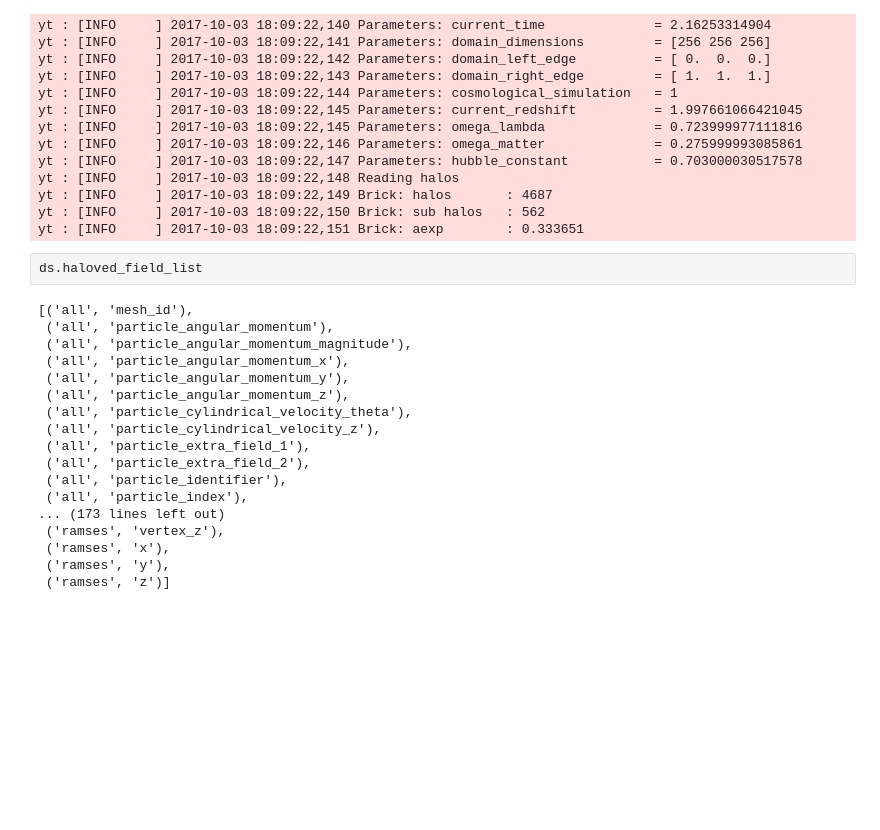
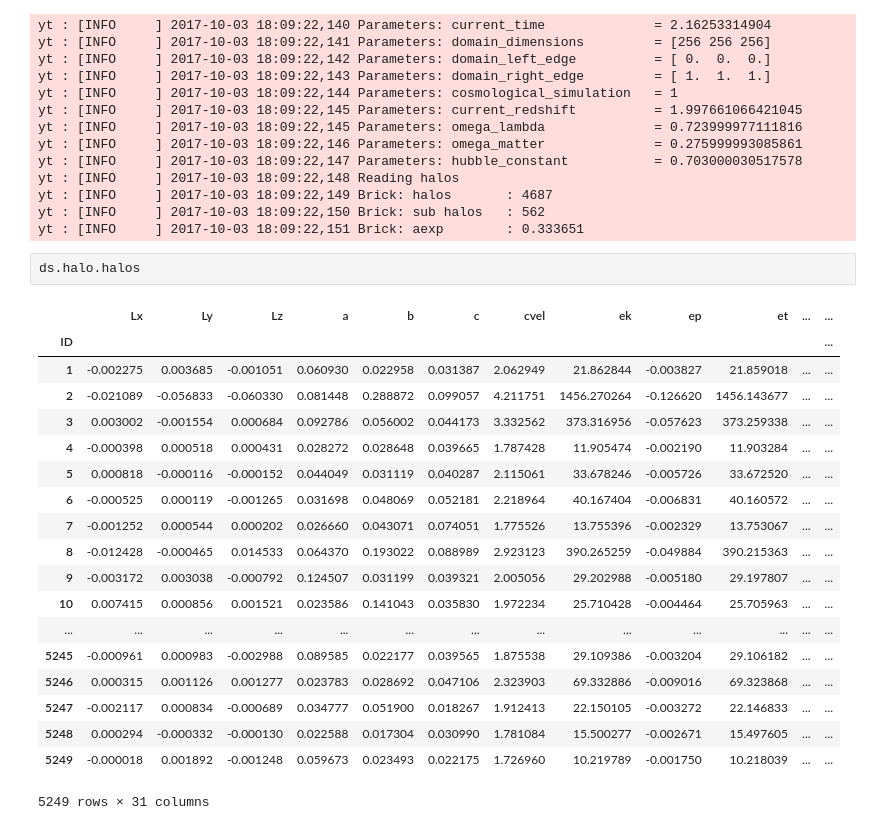
Before and after one commit to cphyc/yt_halofinder, a Jupyter notebook: Example.ipynb, the cells around one changed output. Drawn from its saved outputs; the diff is of its cells as text; blank space fills up the shorter version.

```diff
--- a/Example.ipynb
+++ b/Example.ipynb
@@ -282,23 +282,25 @@ yt : [INFO     ] 2017-10-03 18:09:22,148 Reading halos
 yt : [INFO     ] 2017-10-03 18:09:22,149 Brick: halos       : 4687
 yt : [INFO     ] 2017-10-03 18:09:22,150 Brick: sub halos   : 562
 yt : [INFO     ] 2017-10-03 18:09:22,151 Brick: aexp        : 0.333651
-# %%
-ds.haloved_field_list
-# %% [output]
-[('all', 'mesh_id'),
- ('all', 'particle_angular_momentum'),
- ('all', 'particle_angular_momentum_magnitude'),
- ('all', 'particle_angular_momentum_x'),
- ('all', 'particle_angular_momentum_y'),
- ('all', 'particle_angular_momentum_z'),
- ('all', 'particle_cylindrical_velocity_theta'),
- ('all', 'particle_cylindrical_velocity_z'),
- ('all', 'particle_extra_field_1'),
- ('all', 'particle_extra_field_2'),
- ('all', 'particle_identifier'),
- ('all', 'particle_index'),
-... (173 lines left out)
- ('ramses', 'vertex_z'),
- ('ramses', 'x'),
- ('ramses', 'y'),
- ('ramses', 'z')]
+# %%
+ds.halo.halos
+# %% [output]
+|  | Lx | Ly | Lz | a | b | c | cvel | ek | ep | et | ... | ... |
+| ID |  |  |  |  |  |  |  |  |  |  |  | ... |
+| 1 | -0.002275 | 0.003685 | -0.001051 | 0.060930 | 0.022958 | 0.031387 | 2.062949 | 21.862844 | -0.003827 | 21.859018 | ... | ... |
+| 2 | -0.021089 | -0.056833 | -0.060330 | 0.081448 | 0.288872 | 0.099057 | 4.211751 | 1456.270264 | -0.126620 | 1456.143677 | ... | ... |
+| 3 | 0.003002 | -0.001554 | 0.000684 | 0.092786 | 0.056002 | 0.044173 | 3.332562 | 373.316956 | -0.057623 | 373.259338 | ... | ... |
+| 4 | -0.000398 | 0.000518 | 0.000431 | 0.028272 | 0.028648 | 0.039665 | 1.787428 | 11.905474 | -0.002190 | 11.903284 | ... | ... |
+| 5 | 0.000818 | -0.000116 | -0.000152 | 0.044049 | 0.031119 | 0.040287 | 2.115061 | 33.678246 | -0.005726 | 33.672520 | ... | ... |
+| 6 | -0.000525 | 0.000119 | -0.001265 | 0.031698 | 0.048069 | 0.052181 | 2.218964 | 40.167404 | -0.006831 | 40.160572 | ... | ... |
+| 7 | -0.001252 | 0.000544 | 0.000202 | 0.026660 | 0.043071 | 0.074051 | 1.775526 | 13.755396 | -0.002329 | 13.753067 | ... | ... |
+| 8 | -0.012428 | -0.000465 | 0.014533 | 0.064370 | 0.193022 | 0.088989 | 2.923123 | 390.265259 | -0.049884 | 390.215363 | ... | ... |
+| 9 | -0.003172 | 0.003038 | -0.000792 | 0.124507 | 0.031199 | 0.039321 | 2.005056 | 29.202988 | -0.005180 | 29.197807 | ... | ... |
+| 10 | 0.007415 | 0.000856 | 0.001521 | 0.023586 | 0.141043 | 0.035830 | 1.972234 | 25.710428 | -0.004464 | 25.705963 | ... | ... |
+| ... | ... | ... | ... | ... | ... | ... | ... | ... | ... | ... | ... | ... |
+| 5245 | -0.000961 | 0.000983 | -0.002988 | 0.089585 | 0.022177 | 0.039565 | 1.875538 | 29.109386 | -0.003204 | 29.106182 | ... | ... |
+| 5246 | 0.000315 | 0.001126 | 0.001277 | 0.023783 | 0.028692 | 0.047106 | 2.323903 | 69.332886 | -0.009016 | 69.323868 | ... | ... |
+| 5247 | -0.002117 | 0.000834 | -0.000689 | 0.034777 | 0.051900 | 0.018267 | 1.912413 | 22.150105 | -0.003272 | 22.146833 | ... | ... |
+| 5248 | 0.000294 | -0.000332 | -0.000130 | 0.022588 | 0.017304 | 0.030990 | 1.781084 | 15.500277 | -0.002671 | 15.497605 | ... | ... |
+| 5249 | -0.000018 | 0.001892 | -0.001248 | 0.059673 | 0.023493 | 0.022175 | 1.726960 | 10.219789 | -0.001750 | 10.218039 | ... | ... |
+5249 rows × 31 columns
```
